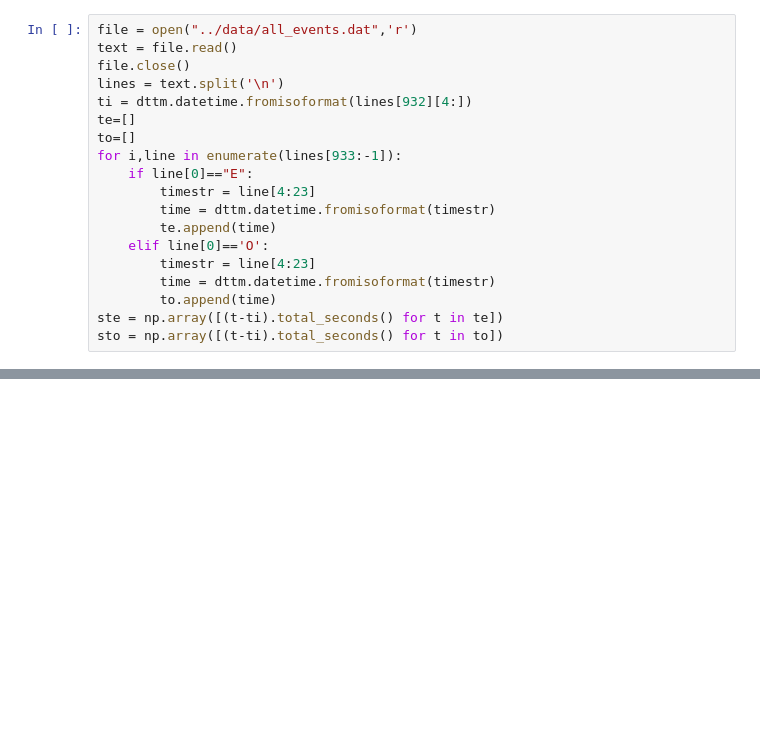
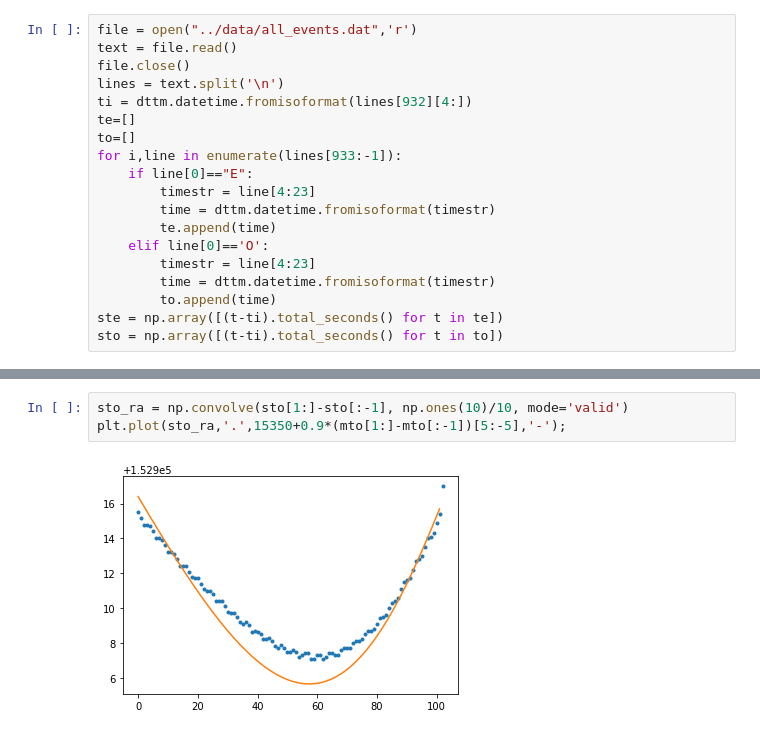
Before and after one commit to ljmamoreira/roemer, a Jupyter notebook: progs/smodel_vs_stellarium.ipynb, the cells around one changed output, grey strips where cells are left out. Drawn from its saved outputs; the diff is of its cells as text; blank space fills up the shorter version.

```diff
--- a/progs/smodel_vs_stellarium.ipynb
+++ b/progs/smodel_vs_stellarium.ipynb
@@ -54,0 +62,5 @@ te[-2],te[-1]
+# %%
+sto_ra = np.convolve(sto[1:]-sto[:-1], np.ones(10)/10, mode='valid')
+plt.plot(sto_ra,'.',15350+0.9*(mto[1:]-mto[:-1])[5:-5],'-');
+# %% [output]
+[figure, added]
```
Also changed, not shown: parts of 17 cells of this notebook, 6 other files.
